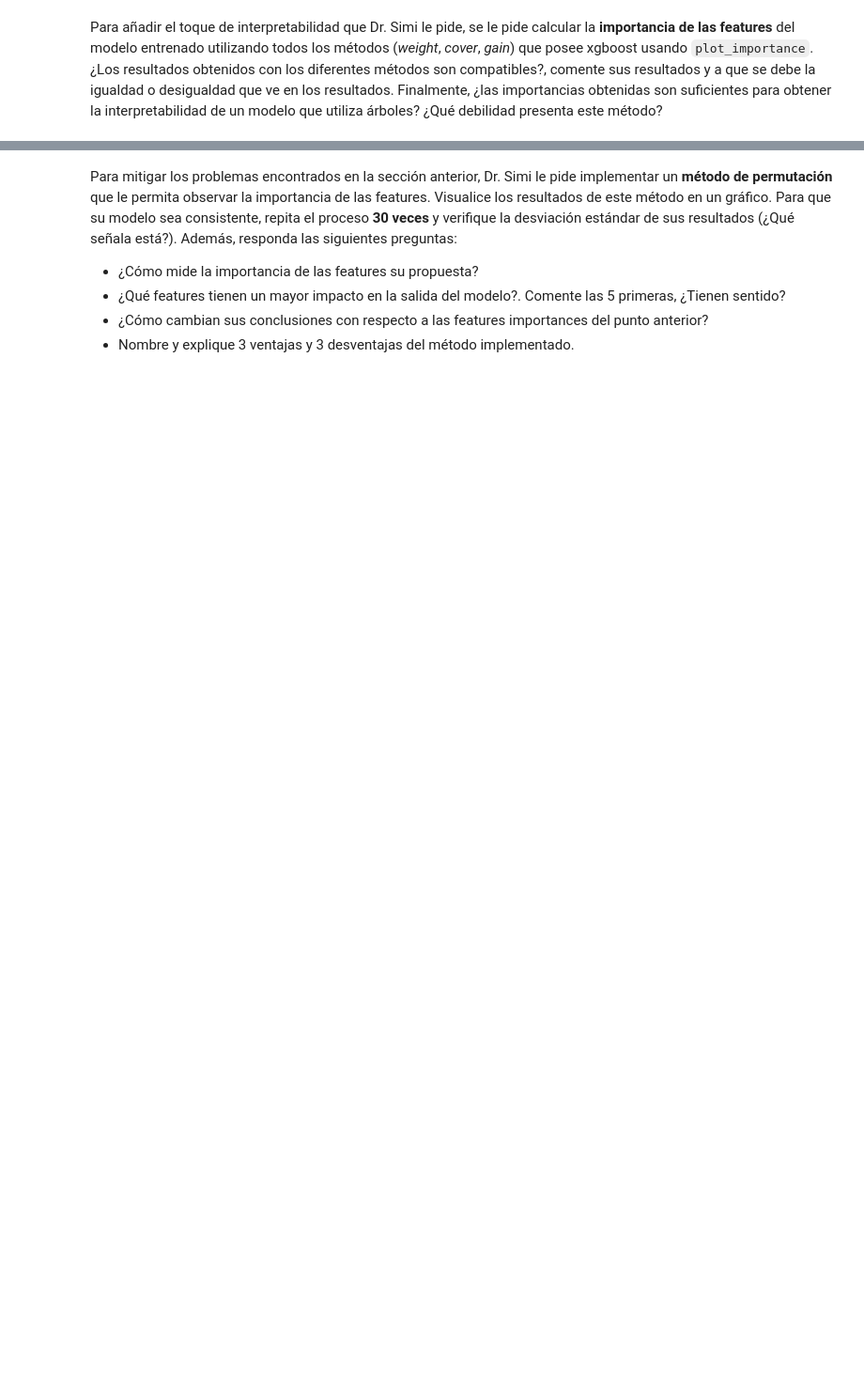
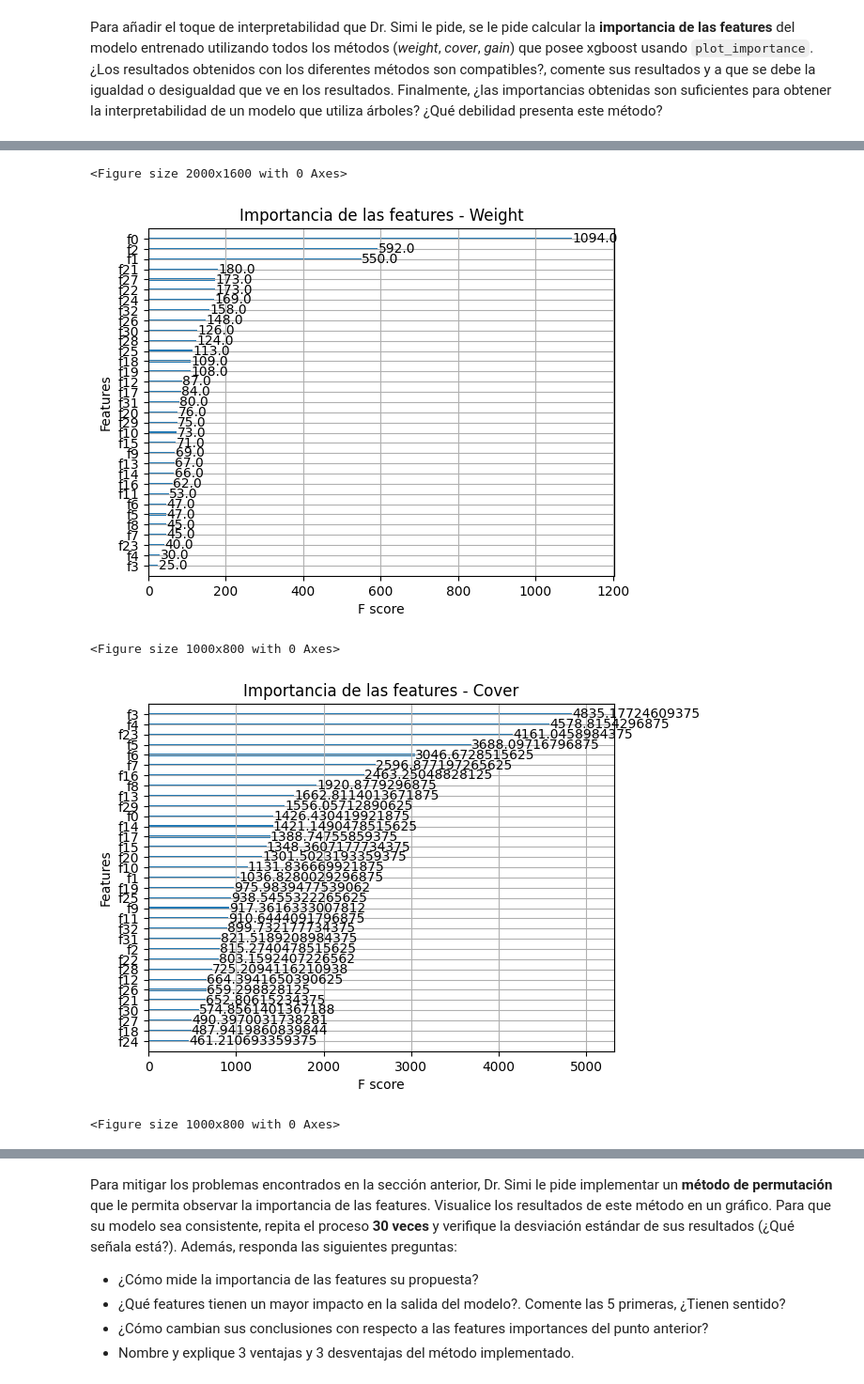
Before and after one commit to JoseSaffie/MDS7202-1-Primavera-2023, a Jupyter notebook: Laboratorios/Lab 10/Laboratorio10_Enunciado.ipynb, the cells around one changed output, grey strips where cells are left out. Shown at 94% size. Cells and saved outputs as stored; diff of their text form; code cells hidden in the pictures; blank space fills up the shorter version.

```diff
--- a/Laboratorios/Lab 10/Laboratorio10_Enunciado.ipynb
+++ b/Laboratorios/Lab 10/Laboratorio10_Enunciado.ipynb
@@ -116,0 +226,33 @@ Para añadir el toque de interpretabilidad que Dr. Simi le pide, se le pide calc
+# %%
+# Inserte su código aquí
+import xgboost as xgb
+from xgboost import plot_importance
+import matplotlib.pyplot as plt
+
+
+classifier = pipeline.named_steps['classifier']
+# Visualizar la importancia usando el método 'weight'
+plt.figure(figsize=(20, 16))
+xgb.plot_importance(classifier, importance_type='weight')
+plt.title('Importancia de las features - Weight')
+plt.show()
+
+# Visualizar la importancia usando el método 'cover'
+plt.figure(figsize=(10, 8))
+xgb.plot_importance(classifier, importance_type='cover')
+plt.title('Importancia de las features - Cover')
+plt.show()
+
+# Visualizar la importancia usando el método 'gain'
+plt.figure(figsize=(10, 8))
+xgb.plot_importance(classifier, importance_type='gain')
+plt.title('Importancia de las features - Gain')
+plt.show()
+
+# Más arriba puse que es cada fxx
+# %% [output]
+<Figure size 2000x1600 with 0 Axes>
+[figure, added]
+<Figure size 1000x800 with 0 Axes>
+[figure, added]
+<Figure size 1000x800 with 0 Axes>
```
Also changed, not shown: parts of 13 cells of this notebook.
